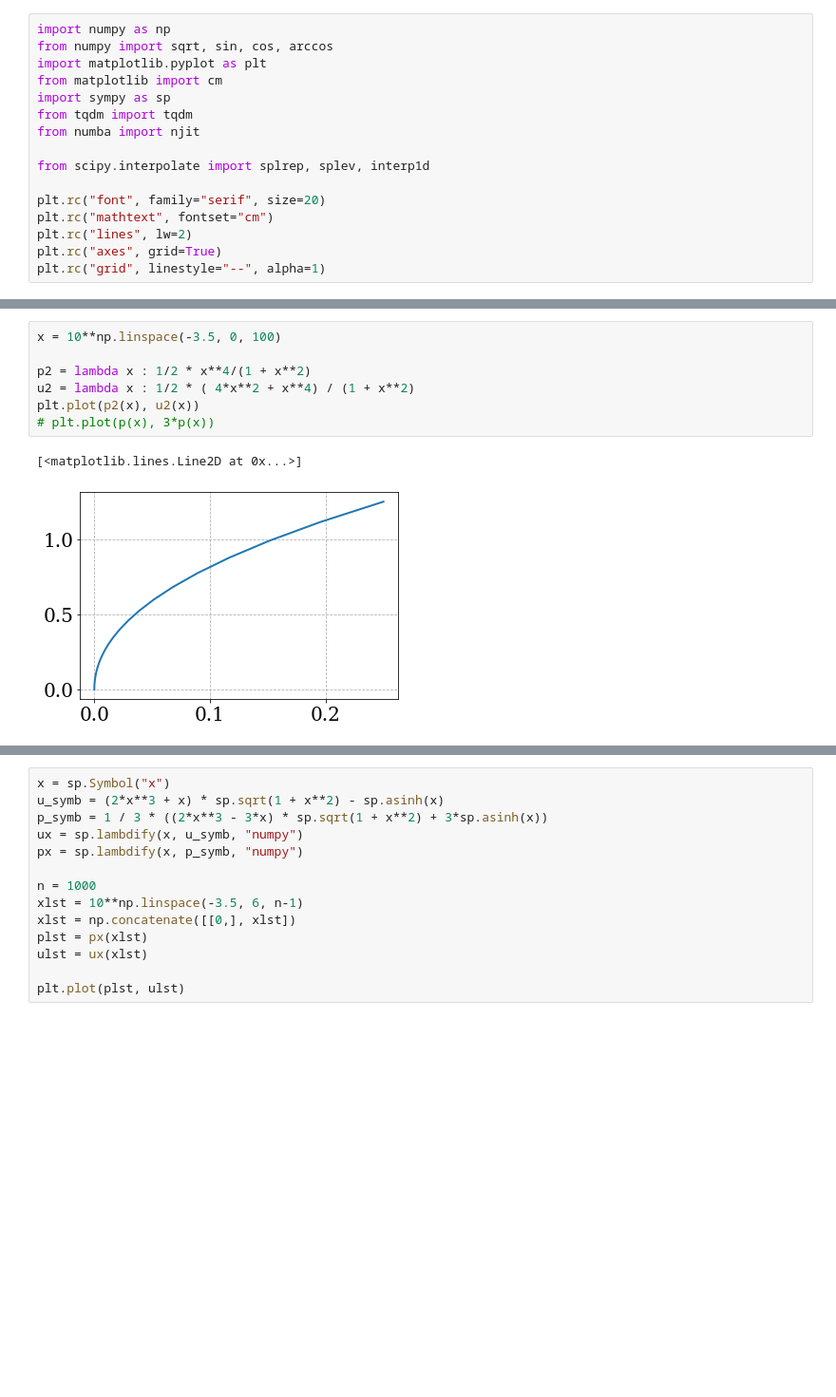
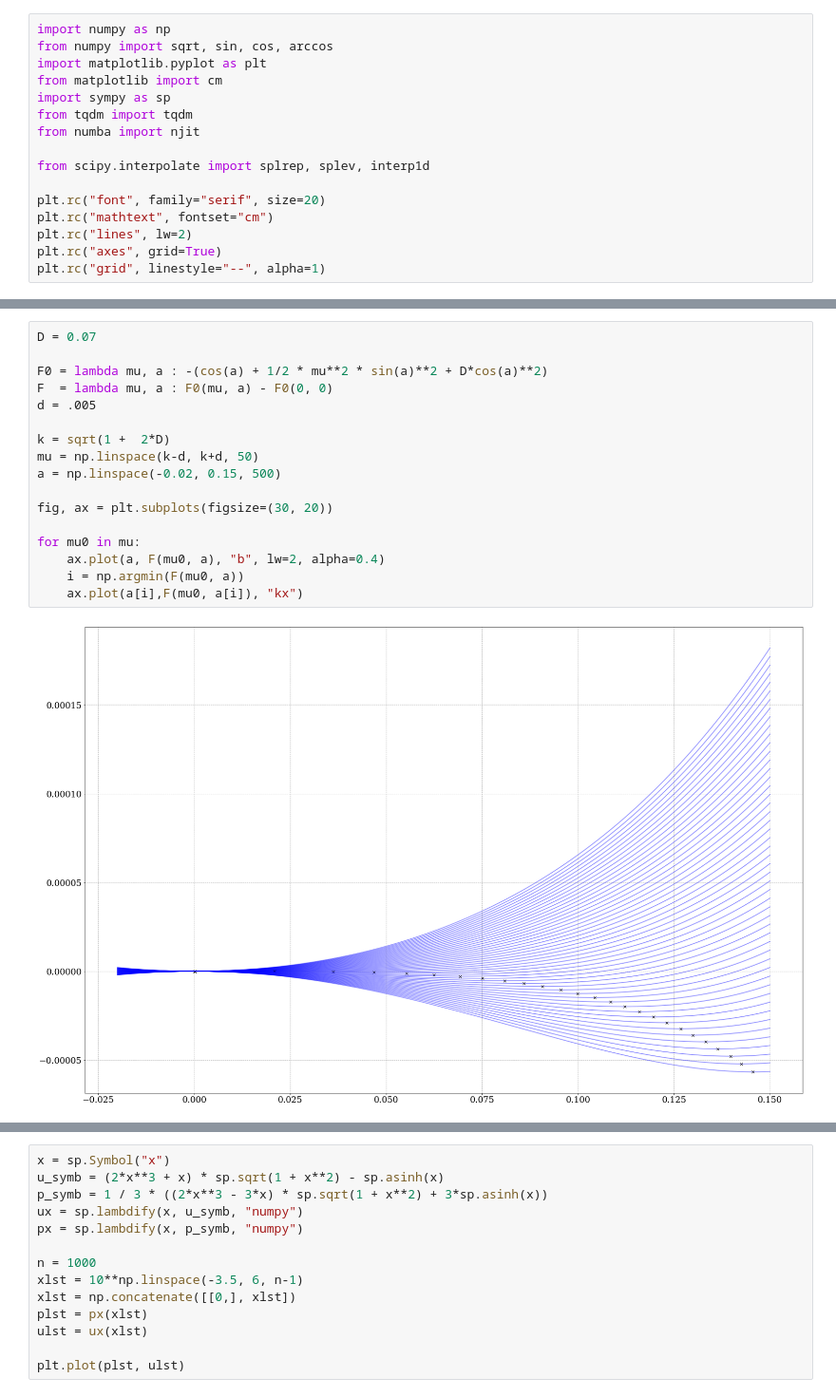
Before and after one commit to martkjoh/master, a Jupyter notebook: scripts/pion_star/pion_star.ipynb, the cells around one changed output, grey strips where cells are left out. Shown at 95% size. Saved outputs shown, nothing was run; the diff lists cells and outputs as text; blank space fills up the shorter version.

```diff
--- a/scripts/pion_star/pion_star.ipynb
+++ b/scripts/pion_star/pion_star.ipynb
@@ -32,10 +38,19 @@ plt.plot(p2(x), u2(x), ".")
-# %%
-x = 10**np.linspace(-3.5, 0, 100)
-
-p2 = lambda x : 1/2 * x**4/(1 + x**2)
-u2 = lambda x : 1/2 * ( 4*x**2 + x**4) / (1 + x**2)
-plt.plot(p2(x), u2(x))
-# plt.plot(p(x), 3*p(x))
-# %% [output]
-[<matplotlib.lines.Line2D at 0x...>]
-[figure, removed]
+# %%
+D = 0.07
+
+F0 = lambda mu, a : -(cos(a) + 1/2 * mu**2 * sin(a)**2 + D*cos(a)**2)
+F  = lambda mu, a : F0(mu, a) - F0(0, 0)
+d = .005
+
+k = sqrt(1 +  2*D)
+mu = np.linspace(k-d, k+d, 50)
+a = np.linspace(-0.02, 0.15, 500)
+
+fig, ax = plt.subplots(figsize=(30, 20))
+
+for mu0 in mu:
+    ax.plot(a, F(mu0, a), "b", lw=2, alpha=0.4)
+    i = np.argmin(F(mu0, a))
+    ax.plot(a[i],F(mu0, a[i]), "kx")
+# %% [output]
+[figure, added]
```
Also changed, not shown: parts of 5 cells of this notebook, 14 other files.
